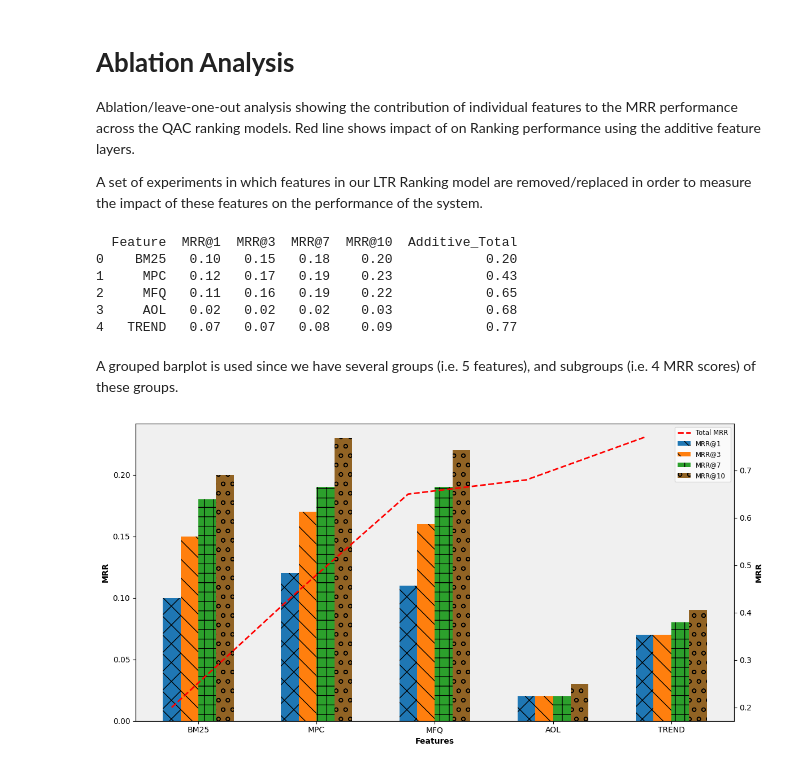
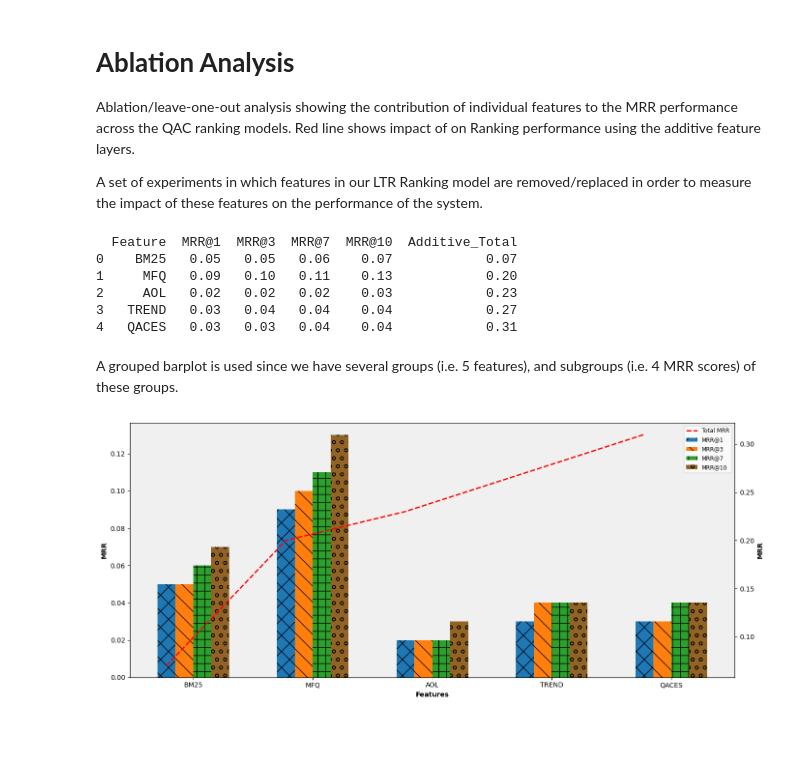
Before and after one commit to ColinDaly75/QAC_with_LTR_for_ES, a Jupyter notebook: mrr-enterprise-search.ipynb, the cells around one changed output. Saved outputs shown, nothing was run; the diff lists cells and outputs as text; code cells hidden in the pictures; blank space fills up the shorter version.

```diff
--- a/mrr-enterprise-search.ipynb
+++ b/mrr-enterprise-search.ipynb
@@ -172,54 +172,63 @@ import pandas as pd
 import numpy as np
 
 data = {
-    'Feature': ['BM25', 'MPC', 'MFQ', 'AOL', 'TREND'],
-    'MRR@1': [0.1, 0.12, 0.11, 0.02, 0.07],
-    'MRR@3': [0.15, 0.17, 0.16, 0.02, 0.07],
-    'MRR@7': [0.18, 0.19, 0.19, 0.02, 0.08],
-    'MRR@10': [0.2, 0.23, 0.22, 0.03, 0.09],
+    'Feature': ['BM25', 'MPC', 'MFQ', 'AOL', 'TREND', 'QACES'],
+    'MRR@1': [0.05,      0.12, 0.09,   0.02,  0.03,    0.03],
+    'MRR@3': [0.05,      0.17, 0.10,   0.02,  0.04,    0.03],
+    'MRR@7': [0.06,      0.19, 0.11,   0.02,  0.04,    0.04],
+    'MRR@10':[0.07,      0.23, 0.13,   0.03,  0.04,    0.04],
 }
+
+data = {
+    'Feature': ['BM25', 'MFQ', 'AOL', 'TREND', 'QACES'],
+    'MRR@1': [0.05,      0.09,   0.02,  0.03,    0.03],
+    'MRR@3': [0.05,      0.10,   0.02,  0.04,    0.03],
+    'MRR@7': [0.06,      0.11,   0.02,  0.04,    0.04],
+    'MRR@10':[0.07,      0.13,   0.03,  0.04,    0.04],
+}
+
 
 df = pd.DataFrame(data)
 df['Additive_Total'] = df['MRR@10'].cumsum()
 print (df)
 # %% [output]
   Feature  MRR@1  MRR@3  MRR@7  MRR@10  Additive_Total
-0    BM25   0.10   0.15   0.18    0.20            0.20
-1     MPC   0.12   0.17   0.19    0.23            0.43
-2     MFQ   0.11   0.16   0.19    0.22            0.65
-3     AOL   0.02   0.02   0.02    0.03            0.68
-4   TREND   0.07   0.07   0.08    0.09            0.77
+0    BM25   0.05   0.05   0.06    0.07            0.07
+1     MFQ   0.09   0.10   0.11    0.13            0.20
+2     AOL   0.02   0.02   0.02    0.03            0.23
+3   TREND   0.03   0.04   0.04    0.04            0.27
+4   QACES   0.03   0.03   0.04    0.04            0.31
 # %% [markdown]
 A grouped barplot is used since we have several groups (i.e. 5 features), and subgroups  (i.e. 4 MRR scores) of these groups.
 # %%
-fig, ax = plt.subplots(figsize=(12, 6))
+fig, ax = plt.subplots(figsize=(14, 6))
 ax2 = ax.twinx()
 
 colors = ['#1f77b4', '#ff7f0e', '#2ca02c', '#916324', '#9467bd']
 patterns = ['x', '\\', '+', 'o', '|']
 
 bar_width = 0.15
 bar_positions = np.arange(len(df['Feature']))
 for i, col in enumerate(['MRR@1', 'MRR@3', 'MRR@7', 'MRR@10']):
     ax.bar(bar_positions + i*bar_width, df[col], bar_width, label=col, color=colors[i], hatch=patterns[i])
 
 ax2.plot(df['Feature'], df['Additive_Total'], color="red", linestyle="--", linewidth=2)
 line_label = 'Total MRR'
 ax.plot([], [], color="red", linestyle="--", linewidth=2, label=line_label)
 
 legend = ax.legend(loc='upper right', fontsize='small', title_fontsize='small', fancybox=True)
 legend.get_frame().set_alpha(0.7)
 
 ax.set_facecolor('#f0f0f0')
 ax2.set_facecolor('#f0f0f0')
 ax.set_xlabel("Features", fontweight='bold')
 ax.set_ylabel("MRR", fontweight='bold')
 ax2.set_ylabel("MRR", fontweight='bold')
 plt.xticks(bar_positions + 1.5*bar_width, df['Feature'], rotation=45)
 
 plt.tight_layout()
 plt.savefig('Fig-QAC-MRR-Ablation.png', bbox_inches='tight')
 
 plt.show()
 # %% [output]
-[figure, old version]
+[figure, new version]
```
